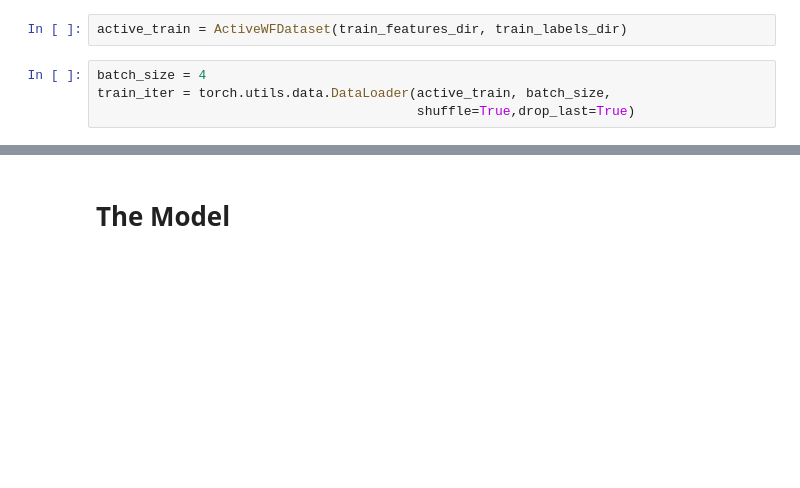
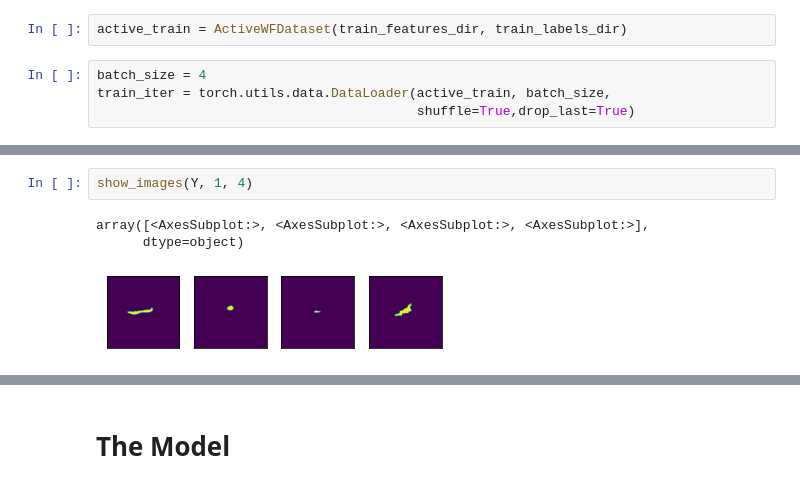
Before and after one commit to yangxin1022/my-whitecaps, a Jupyter notebook: code/pytorch_segmentation.ipynb, the cells around one changed output, grey strips where cells are left out. Drawn from its saved outputs; the diff is of its cells as text; blank space fills up the shorter version.

```diff
--- a/code/pytorch_segmentation.ipynb
+++ b/code/pytorch_segmentation.ipynb
@@ -64,0 +132,6 @@ RuntimeError: stack expects each tensor to be equal size, but got [3, 256, 256]
+# %%
+show_images(Y, 1, 4)
+# %% [output]
+array([<AxesSubplot:>, <AxesSubplot:>, <AxesSubplot:>, <AxesSubplot:>],
+      dtype=object)
+[figure, added]
```
Also changed, not shown: parts of 39 cells of this notebook, 1 other file.
